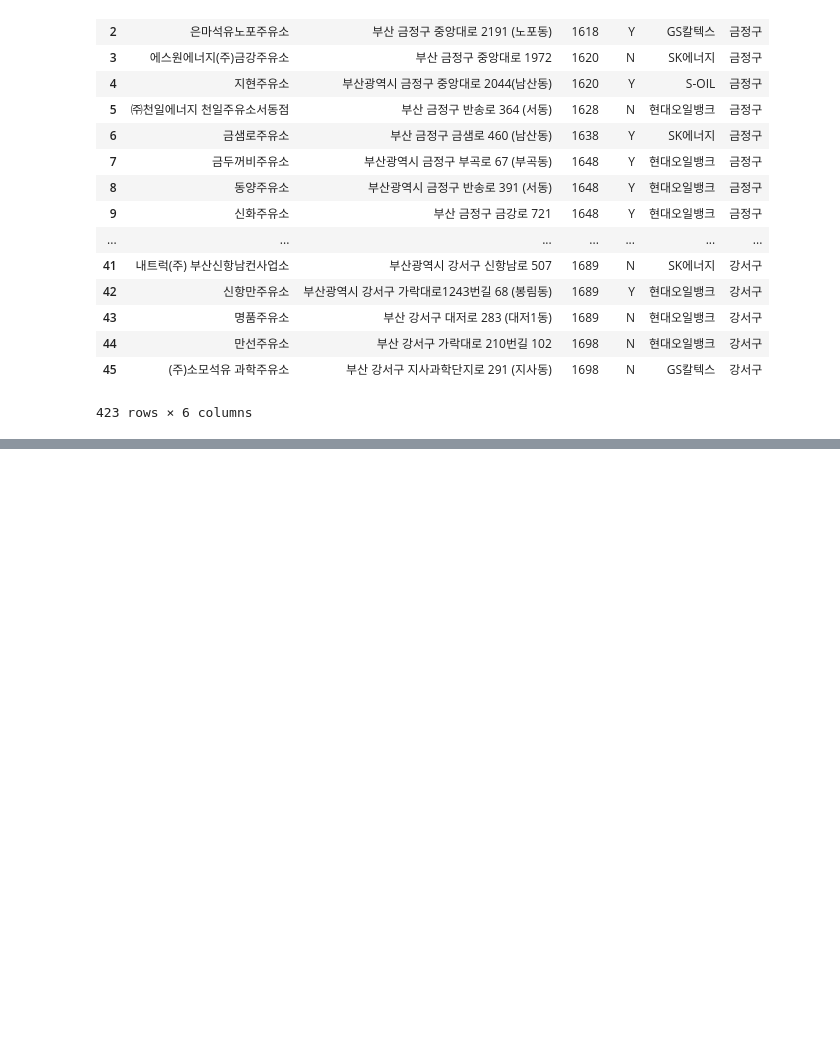
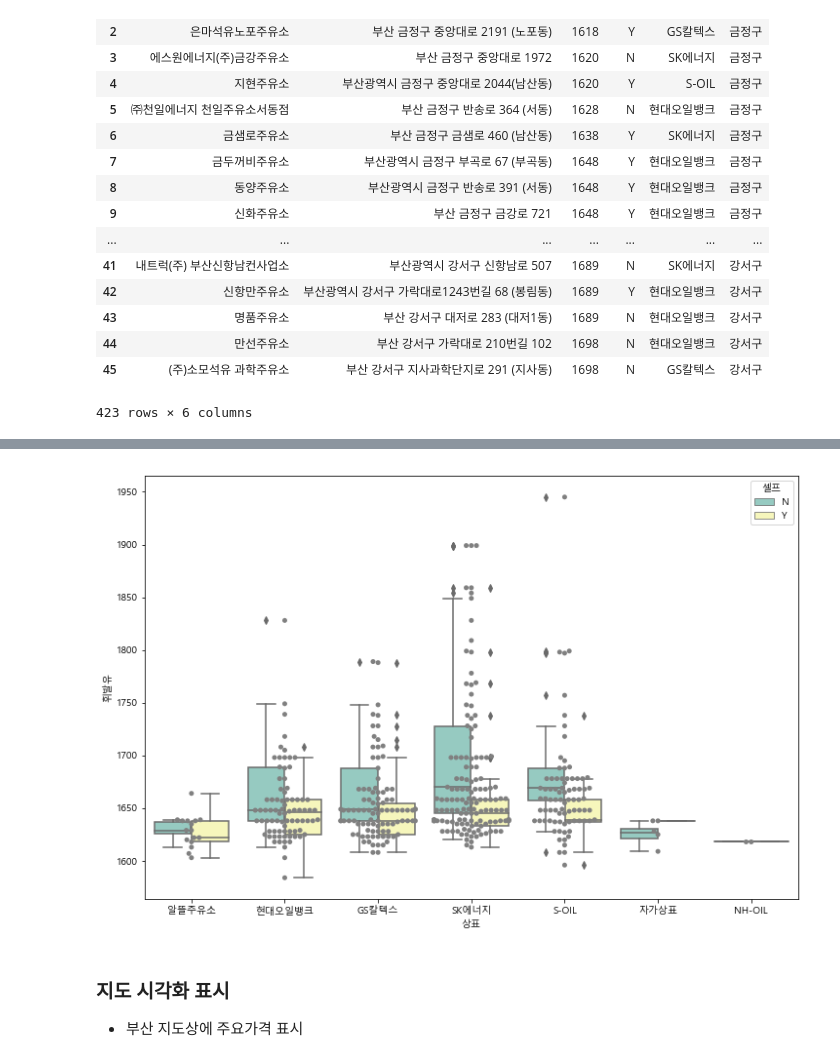
Before and after one commit to ChiHoonOH/python_analysis, a Jupyter notebook: basic_analysis/step4_selenium_crawling/셀레니움을 이용한 데이터 자동 수집 크롤러 개발 및 분석(셀프주유소 대비 브랜드주유소 가격경쟁력).ipynb, the cells around one changed output, grey strips where cells are left out. Cells and saved outputs as stored; diff of their text form; code cells hidden in the pictures; blank space fills up the shorter version.

```diff
--- a/basic_analysis/step4_selenium_crawling/셀레니움을 이용한 데이터 자동 수집 크롤러 개발 및 분석(셀프주유소 대비 브랜드주유소 가격경쟁력).ipynb
+++ b/basic_analysis/step4_selenium_crawling/셀레니움을 이용한 데이터 자동 수집 크롤러 개발 및 분석(셀프주유소 대비 브랜드주유소 가격경쟁력).ipynb
@@ -237,0 +332,13 @@ gas_stations
+# %%
+# 브랜드별 셀프 주유소의 가격 비교
+plt.figure(figsize=(12,8))
+sns.boxplot(x = '상표', y='휘발유', hue = '셀프',data = gas_stations2, palette='Set3')
+#산점도 확인
+sns.swarmplot(x='상표', y='휘발유', data = gas_stations2,color='.5')
+plt.show()
+# %% [output]
+[figure, added]
+# %% [markdown]
+### 지도 시각화 표시
+
+- 부산 지도상에 주요가격 표시
```
Also changed, not shown: parts of 30 cells of this notebook, 5 other files.
